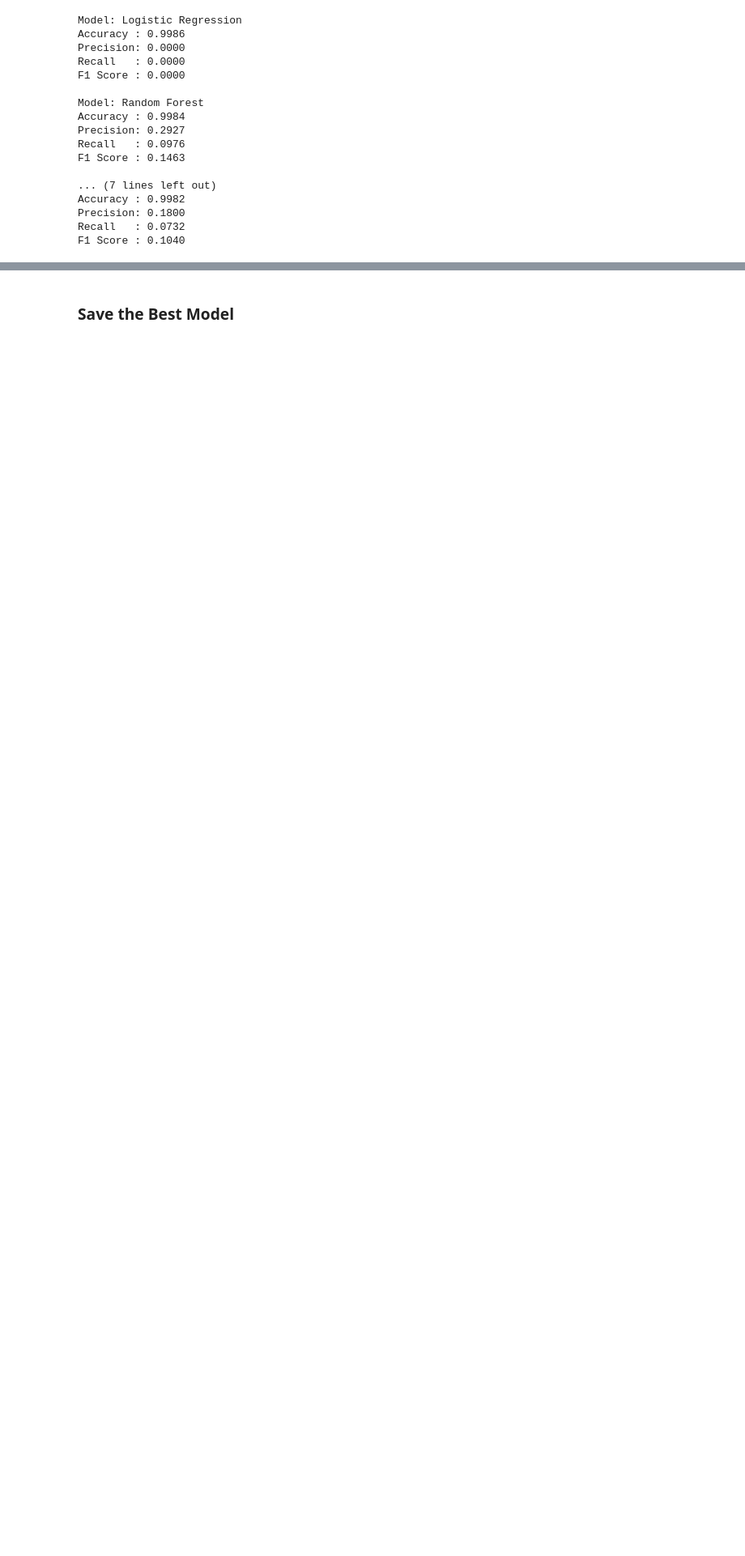
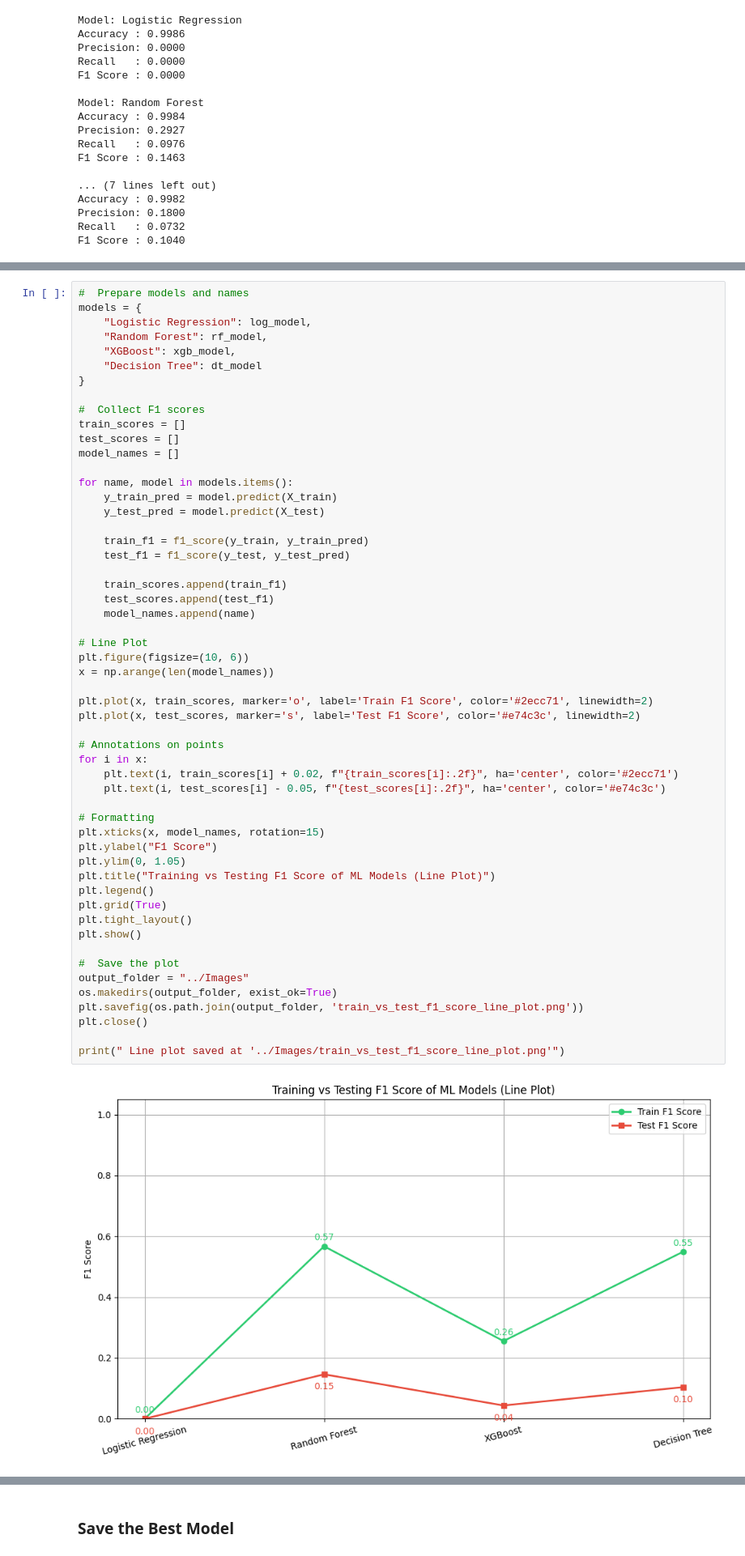
Before and after one commit to RutujaKumbhar17/Credit-Card-Approval-Prediction, a Jupyter notebook: Model/3_Model_building.ipynb, the cells around one changed output, grey strips where cells are left out. Shown: that part at 81% size. Drawn from its saved outputs; the diff is of its cells as text; blank space fills up the shorter version.

```diff
--- a/Model/3_Model_building.ipynb
+++ b/Model/3_Model_building.ipynb
@@ -92,0 +95,56 @@ F1 Score : 0.1040
+# %%
+#  Prepare models and names
+models = {
+    "Logistic Regression": log_model,
+    "Random Forest": rf_model,
+    "XGBoost": xgb_model,
+    "Decision Tree": dt_model
+}
+
+#  Collect F1 scores
+train_scores = []
+test_scores = []
+model_names = []
+
+for name, model in models.items():
+    y_train_pred = model.predict(X_train)
+    y_test_pred = model.predict(X_test)
+
+    train_f1 = f1_score(y_train, y_train_pred)
+    test_f1 = f1_score(y_test, y_test_pred)
+
+    train_scores.append(train_f1)
+    test_scores.append(test_f1)
+    model_names.append(name)
+
+# Line Plot
+plt.figure(figsize=(10, 6))
+x = np.arange(len(model_names))
+
+plt.plot(x, train_scores, marker='o', label='Train F1 Score', color='#2ecc71', linewidth=2)
+plt.plot(x, test_scores, marker='s', label='Test F1 Score', color='#e74c3c', linewidth=2)
+
+# Annotations on points
+for i in x:
+    plt.text(i, train_scores[i] + 0.02, f"{train_scores[i]:.2f}", ha='center', color='#2ecc71')
+    plt.text(i, test_scores[i] - 0.05, f"{test_scores[i]:.2f}", ha='center', color='#e74c3c')
+
+# Formatting
+plt.xticks(x, model_names, rotation=15)
+plt.ylabel("F1 Score")
+plt.ylim(0, 1.05)
+plt.title("Training vs Testing F1 Score of ML Models (Line Plot)")
+plt.legend()
+plt.grid(True)
+plt.tight_layout()
+plt.show()
+
+#  Save the plot
+output_folder = "../Images"
+os.makedirs(output_folder, exist_ok=True)
+plt.savefig(os.path.join(output_folder, 'train_vs_test_f1_score_line_plot.png'))
+plt.close()
+
+print(" Line plot saved at '../Images/train_vs_test_f1_score_line_plot.png'")
+# %% [output]
+[figure, added]
```
Also changed, not shown: parts of 6 cells of this notebook, 2 other files.
